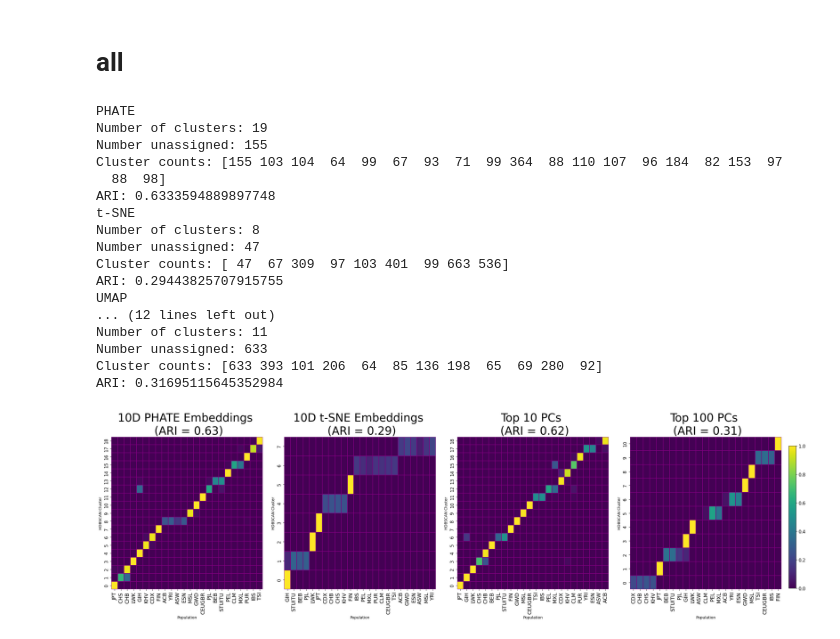
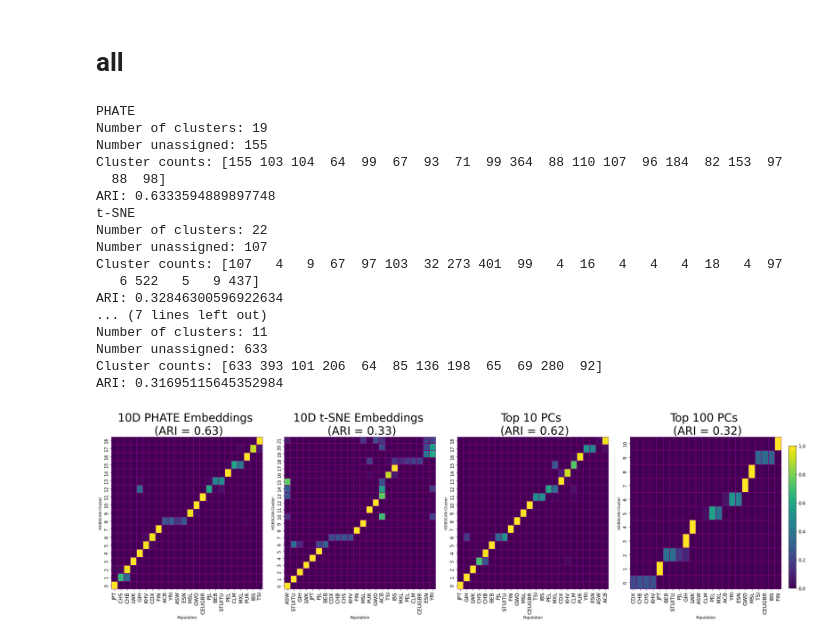
Before and after one commit to latent-reasoning-works/manylatents, a Jupyter notebook: notebooks/1000G/1000G_HDBSCAN.ipynb, the cells around one changed output. Drawn from its saved outputs; the diff is of its cells as text; code cells hidden in the pictures.

Commit message:
tune HDBSCAN parameter and add PHATE clusters

```diff
--- a/notebooks/1000G/1000G_HDBSCAN.ipynb
+++ b/notebooks/1000G/1000G_HDBSCAN.ipynb
@@ -190,18 +190,19 @@ tsne_op = TSNE(n_components=10, perplexity=20, n_iter=1000, method='exact',rando
 tsne_embedding = tsne_op.fit_transform(pca_input)
 # %%
 # hdbscan parameters
-min_cluster_size = 60 # 25
+min_cluster_size = 4 # 25
 min_samples = 1
-eps = 0.5
+eps = 1.5
 metric='euclidean'
-alpha = 1.0
+alpha = 1.5
 cluster_selection_method='leaf'
 # %%
 # use hdbscan package
 clusterer_tsne = hdbscan.HDBSCAN(min_cluster_size=min_cluster_size,
                             min_samples=min_samples,
                             # alpha = alpha,
-                            # cluster_selection_epsilon=eps,
+                            cluster_selection_epsilon=eps,
+                            # cluster_selection_method = cluster_selection_method,
                             # metric = metric
                             )
 clusterer_tsne.fit(tsne_embedding)
@@ -287,23 +288,23 @@ get_summary(clusterer_phate)
 
 # t-SNE
 print('t-SNE')
-clusterer_umap = hdbscan.HDBSCAN(min_cluster_size=min_cluster_size, min_samples=min_samples,
-                                #  cluster_selection_epsilon = eps,
-                                 metric = metric,
-                                 cluster_selection_method = cluster_selection_method
+clusterer_umap = hdbscan.HDBSCAN(min_cluster_size=4, min_samples=min_samples,
+                                 cluster_selection_epsilon = 1.5,
+                                #  metric = metric,
+                                #  cluster_selection_method = cluster_selection_method
                                  )
 clusterer_umap.fit(tsne_embedding)
 get_summary(clusterer_tsne)
 
-# UMAP
-print('UMAP')
-clusterer_umap = hdbscan.HDBSCAN(min_cluster_size=min_cluster_size, min_samples=min_samples,
-                                #  cluster_selection_epsilon = eps,
-                                 metric = metric,
-                                 cluster_selection_method = cluster_selection_method
-                                 )
-clusterer_umap.fit(umap_embedding)
-get_summary(clusterer_umap)
+# # UMAP
+# print('UMAP')
+# clusterer_umap = hdbscan.HDBSCAN(min_cluster_size=min_cluster_size, min_samples=min_samples,
+#                                 #  cluster_selection_epsilon = eps,
+#                                  metric = metric,
+#                                  cluster_selection_method = cluster_selection_method
+#                                  )
+# clusterer_umap.fit(umap_embedding)
+# get_summary(clusterer_umap)
 
 
 # PCA
@@ -320,7 +321,7 @@ get_summary(clusterer_pca)
 print('PCA 100D')
 clusterer_pca_full = hdbscan.HDBSCAN(min_cluster_size=min_cluster_size, min_samples=min_samples,
                                     #  cluster_selection_epsilon = eps,
-                                     metric = metric,
+                                    #  metric = metric,
                                      cluster_selection_method = cluster_selection_method
                                      )
 clusterer_pca_full.fit(pca_input)
@@ -333,12 +334,12 @@ Cluster counts: [155 103 104  64  99  67  93  71  99 364  88 110 107  96 184  82
   88  98]
 ARI: 0.6333594889897748
 t-SNE
-Number of clusters: 8
-Number unassigned: 47
-Cluster counts: [ 47  67 309  97 103 401  99 663 536]
-ARI: 0.29443825707915755
-UMAP
-... (12 lines left out)
+Number of clusters: 22
+Number unassigned: 107
+Cluster counts: [107   4   9  67  97 103  32 273 401  99   4  16   4   4   4  18   4  97
+   6 522   5   9 437]
+ARI: 0.32846300596922634
+... (7 lines left out)
 Number of clusters: 11
 Number unassigned: 633
 Cluster counts: [633 393 101 206  64  85 136 198  65  69 280  92]
@@ -346,23 +347,23 @@ ARI: 0.31695115645352984
 # %%
 fig, ax = plt.subplots(ncols=4, figsize=(33, 8))
 make_confusion_matrix(clusterer_phate, ax=ax[0], colorbar=False)
 make_confusion_matrix(clusterer_tsne, ax=ax[1], colorbar=False)
 # make_confusion_matrix(clusterer_umap, ax=ax[2], colorbar=False)
 make_confusion_matrix(clusterer_pca, ax=ax[2], colorbar=False)
 heatmap4 = make_confusion_matrix(clusterer_pca_full, ax=ax[3], colorbar=False)
 
 _ = ax[0].set_title('10D PHATE Embeddings \n (ARI = 0.63)', size=30)
-_ = ax[1].set_title('10D t-SNE Embeddings \n (ARI = 0.29)', size=30)
+_ = ax[1].set_title('10D t-SNE Embeddings \n (ARI = 0.33)', size=30)
 # _ = ax[2].set_title('10D UMAP Embeddings \n (ARI = 0.76)', size=30)
 _ = ax[2].set_title('Top 10 PCs \n (ARI = 0.62)', size=30)
-_ = ax[3].set_title('Top 100 PCs \n (ARI = 0.31)', size=30)
+_ = ax[3].set_title('Top 100 PCs \n (ARI = 0.32)', size=30)
 # plt.tight_layout()
 
 # Create a single colorbar for all subplots
 cbar = fig.colorbar(heatmap4.collections[0], ax=ax, location='right', shrink=0.86, aspect=20, pad=0.01)
 cbar.ax.tick_params(labelsize=12)
 
 plt.tight_layout(rect=[0, 0, 0.78, 1])  # Adjust layout to make space for the colorbar
 plt.show()
 # %% [output]
-[figure, old version]
+[figure, new version]
```
Also changed, not shown: parts of 4 cells of this notebook, 1 other file.
